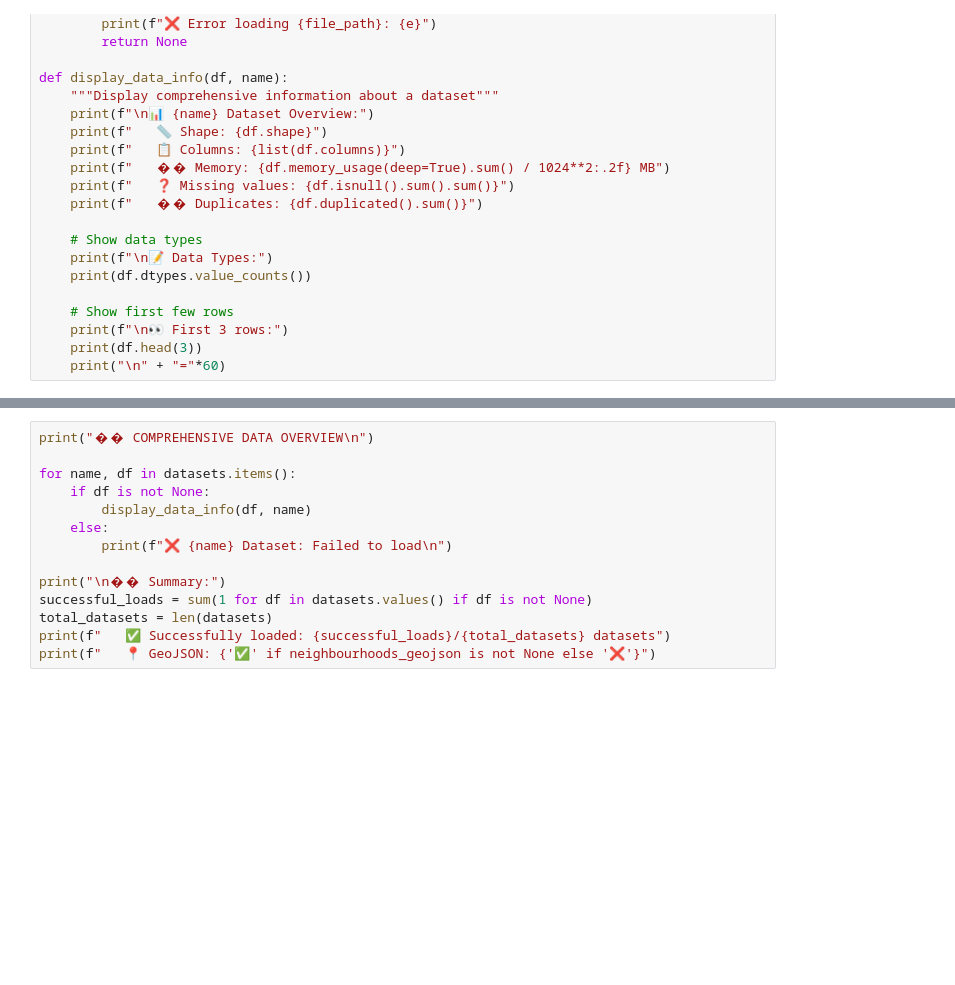
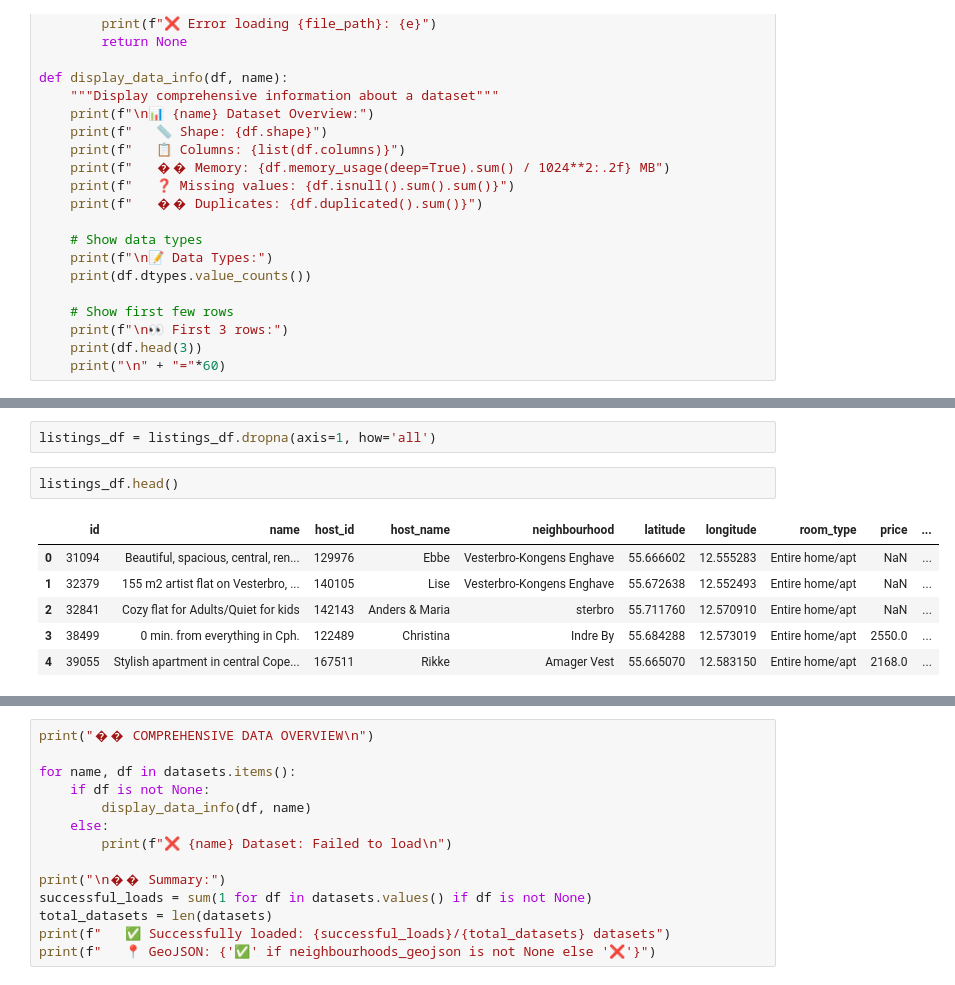
Before and after one commit to toniju98/AirBnbAnalyzer, a Jupyter notebook: airbnb_analysis.ipynb, the cells around one changed output, grey strips where cells are left out. Cells and saved outputs as stored; diff of their text form; blank space fills up the shorter version.

```diff
--- a/airbnb_analysis.ipynb
+++ b/airbnb_analysis.ipynb
@@ -127,0 +99,11 @@ datasets = {
+# %%
+listings_df = listings_df.dropna(axis=1, how='all')
+# %%
+listings_df.head()
+# %% [output]
+|  | id | name | host_id | host_name | neighbourhood | latitude | longitude | room_type | price | ... |
+| 0 | 31094 | Beautiful, spacious, central, ren... | 129976 | Ebbe | Vesterbro-Kongens Enghave | 55.666602 | 12.555283 | Entire home/apt | NaN | ... |
+| 1 | 32379 | 155 m2 artist flat on Vesterbro, ... | 140105 | Lise | Vesterbro-Kongens Enghave | 55.672638 | 12.552493 | Entire home/apt | NaN | ... |
+| 2 | 32841 | Cozy flat for Adults/Quiet for kids | 142143 | Anders & Maria | sterbro | 55.711760 | 12.570910 | Entire home/apt | NaN | ... |
+| 3 | 38499 | 0 min. from everything in Cph. | 122489 | Christina | Indre By | 55.684288 | 12.573019 | Entire home/apt | 2550.0 | ... |
+| 4 | 39055 | Stylish apartment in central Cope... | 167511 | Rikke | Amager Vest | 55.665070 | 12.583150 | Entire home/apt | 2168.0 | ... |
```
Also changed, not shown: parts of 20 cells of this notebook, 9 other files.
